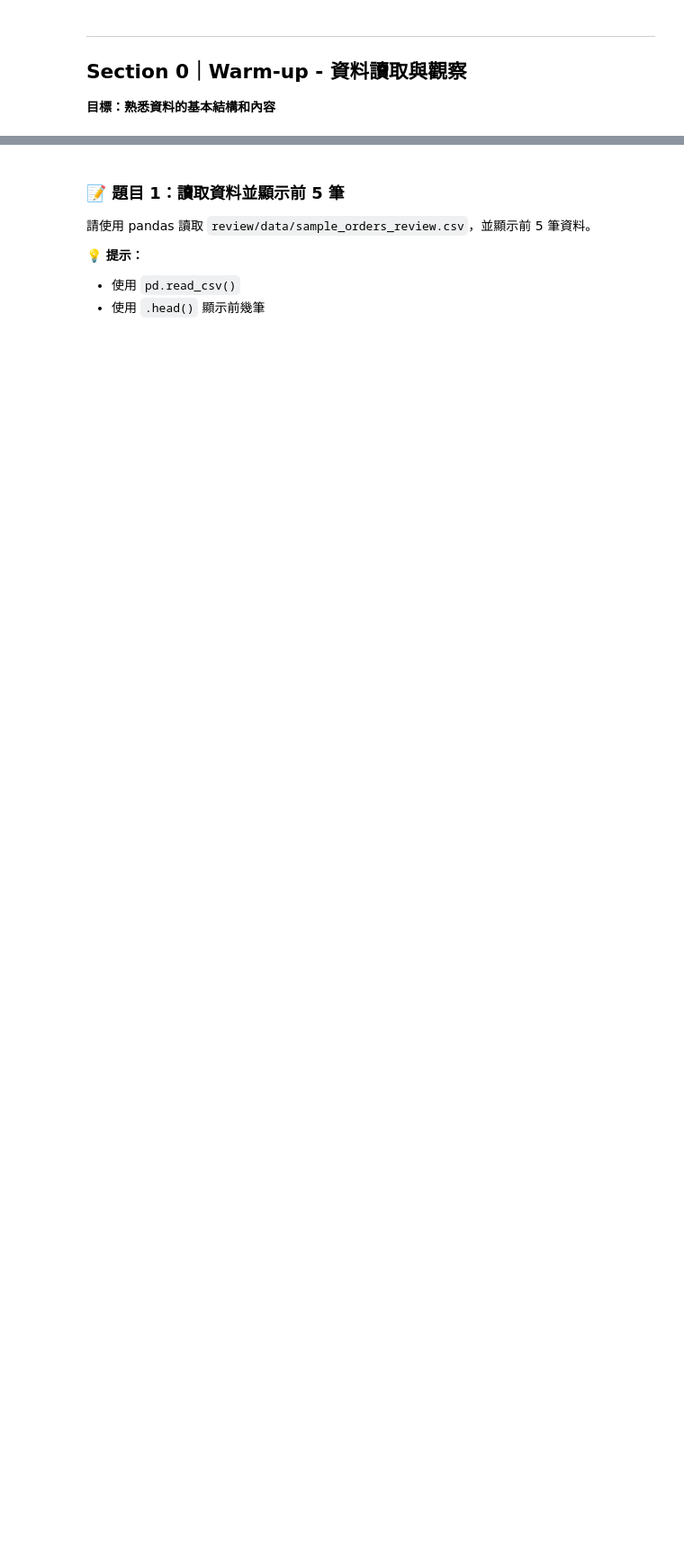
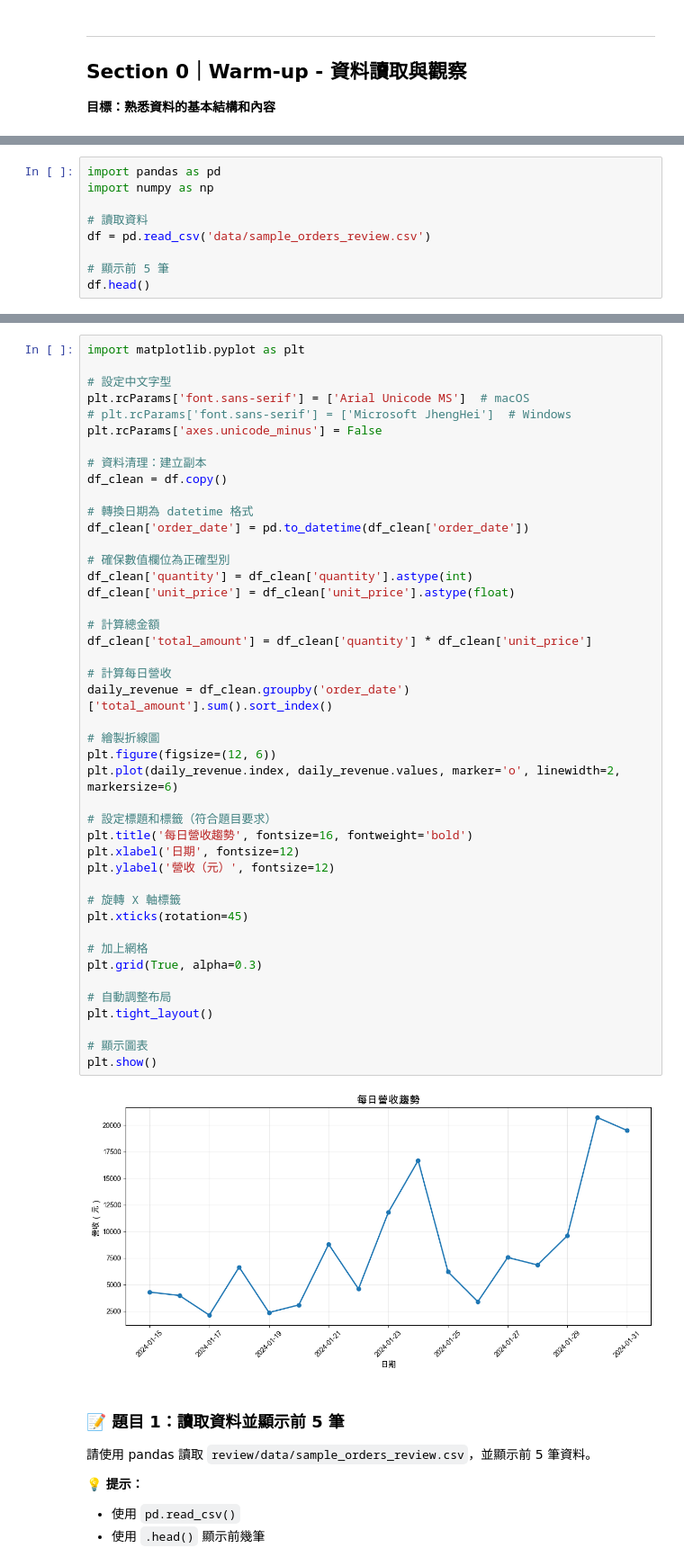
Before and after one commit to goodfishcode/20260207-python, a Jupyter notebook: review/L11_L12_review_test_data.ipynb, the cells around one changed output, grey strips where cells are left out. Shown at 90% size. Cells and saved outputs as stored; diff of their text form; blank space fills up the shorter version.

```diff
--- a/review/L11_L12_review_test_data.ipynb
+++ b/review/L11_L12_review_test_data.ipynb
@@ -6,0 +20,9 @@
+# %%
+import pandas as pd
+import numpy as np
+
+# 讀取資料
+df = pd.read_csv('data/sample_orders_review.csv')
+
+# 顯示前 5 筆
+df.head()
@@ -7,3 +199,49 @@
+# %%
+import matplotlib.pyplot as plt
+
+# 設定中文字型
+plt.rcParams['font.sans-serif'] = ['Arial Unicode MS']  # macOS
+# plt.rcParams['font.sans-serif'] = ['Microsoft JhengHei']  # Windows
+plt.rcParams['axes.unicode_minus'] = False
+
+# 資料清理：建立副本
+df_clean = df.copy()
+
+# 轉換日期為 datetime 格式
+df_clean['order_date'] = pd.to_datetime(df_clean['order_date'])
+
+# 確保數值欄位為正確型別
+df_clean['quantity'] = df_clean['quantity'].astype(int)
+df_clean['unit_price'] = df_clean['unit_price'].astype(float)
+
+# 計算總金額
+df_clean['total_amount'] = df_clean['quantity'] * df_clean['unit_price']
+
+# 計算每日營收
+daily_revenue = df_clean.groupby('order_date')['total_amount'].sum().sort_index()
+
+# 繪製折線圖
+plt.figure(figsize=(12, 6))
+plt.plot(daily_revenue.index, daily_revenue.values, marker='o', linewidth=2, markersize=6)
+
+# 設定標題和標籤（符合題目要求）
+plt.title('每日營收趨勢', fontsize=16, fontweight='bold')
+plt.xlabel('日期', fontsize=12)
+plt.ylabel('營收（元）', fontsize=12)
+
+# 旋轉 X 軸標籤
+plt.xticks(rotation=45)
+
+# 加上網格
+plt.grid(True, alpha=0.3)
+
+# 自動調整布局
+plt.tight_layout()
+
+# 顯示圖表
+plt.show()
+# %% [output]
+[figure, added]
 # %% [markdown]
 ### 📝 題目 1：讀取資料並顯示前 5 筆
 
```
Also changed, not shown: parts of 26 cells of this notebook, 8 other files.
